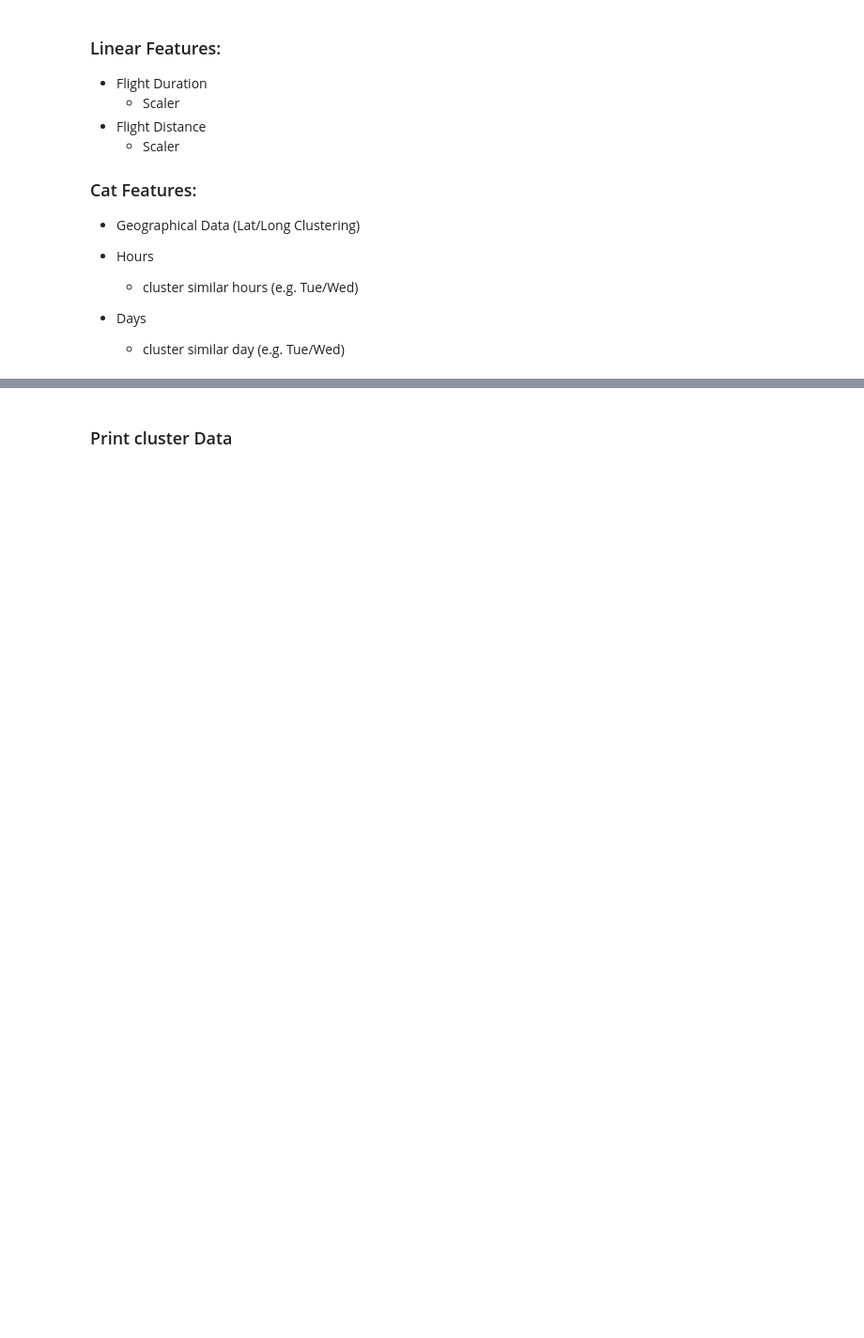
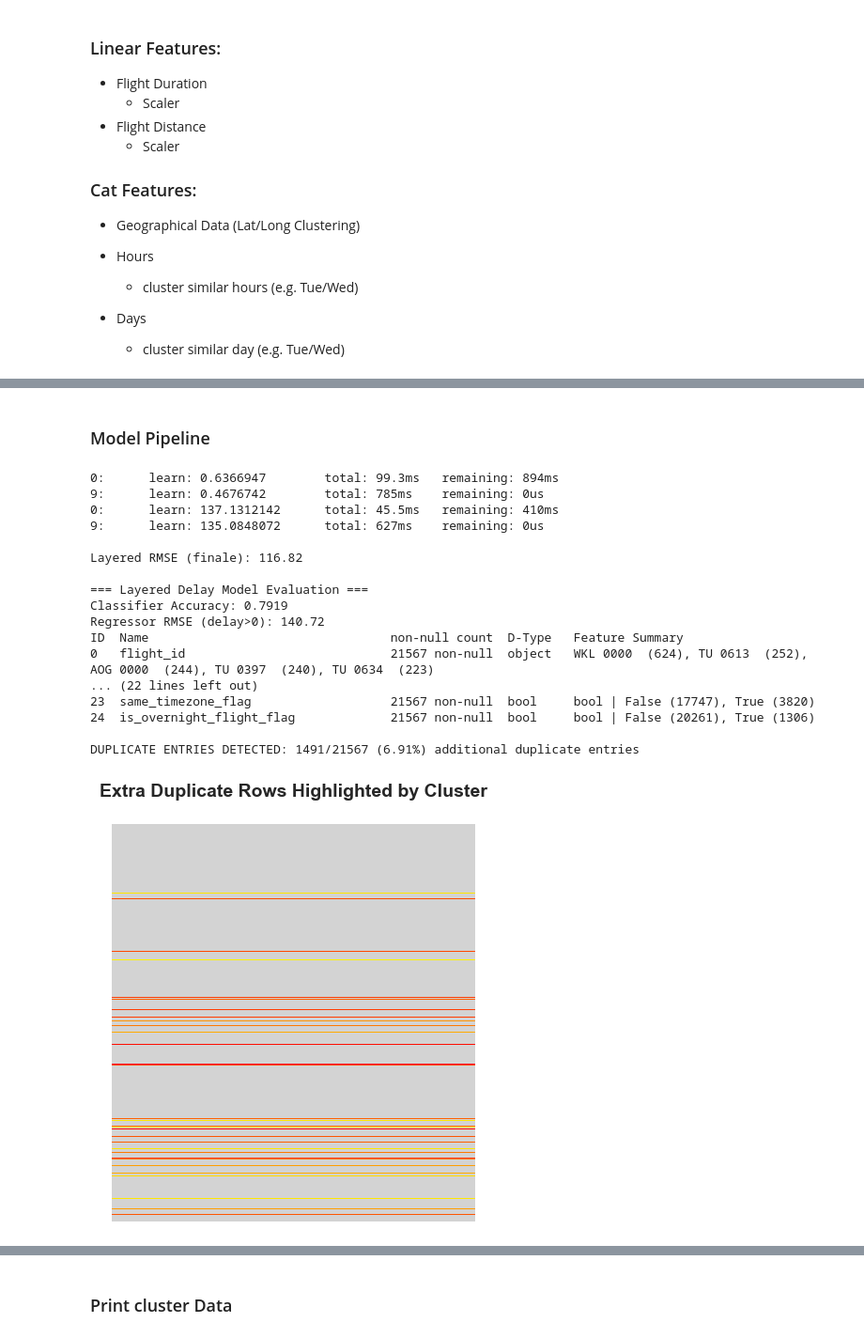
Before and after one commit to Johannes-Kutsch/flight-delay-prediction-challenge, a Jupyter notebook: Notebooks_Personal/Johannes.ipynb, the cells around one changed output, grey strips where cells are left out. Shown at 94% size. Saved outputs shown, nothing was run; the diff lists cells and outputs as text; code cells hidden in the pictures; blank space fills up the shorter version.

Commit message:
* worked on layered model

```diff
--- a/Notebooks_Personal/Johannes.ipynb
+++ b/Notebooks_Personal/Johannes.ipynb
@@ -142,8 +140,8 @@ preprocess_pipeline = Pipeline([
         "fltid": "flight_id",
         "depstn": "departure_airport",
         "arrstn": "arrival_airport",
-        "std": "sheduled_departure_time",
-        "sta": "sheduled_arrival_time",
+        "std": "scheduled_departure_time",
+        "sta": "scheduled_arrival_time",
         "ac": "aircraft_code",
         "dep_tz": "dep_timezone",
         "arr_tz": "arr_timezone",
@@ -232 +320,8 @@ baseline_pipeline_forest = Pipeline([
+# %%
+is_on_time_pipeline = Pipeline([
+    ("mark_internal_flights", RegexFlagTransformer("flight_id", r"0000$", "is_internal_flight", True)),
+    ("set_internal_flight_duration_to_0", ConditionalValueUpdater("is_internal_flight", True, "flight_duration_minutes", 0)),
+    ("is_on_time_flag_status", RegexFlagTransformer("status", r"^SCH|DEL$", "is_on_time", True)),
+    ("is_on_time_flag_internal_flights", ConditionalValueUpdater("is_internal_flight", True, "is_on_time", True)),
+])
 # %%
@@ -346,0 +368,2 @@ DUPLICATE ENTRIES DETECTED: 11355/94440 (12.02%) additional duplicate entries
+# %% [markdown]
+### Model Pipeline
@@ -346,0 +403,46 @@ DUPLICATE ENTRIES DETECTED: 11355/94440 (12.02%) additional duplicate entries
+# %%
+process_pipeline = Pipeline([
+    ("is_on_time_pipeline", is_on_time_pipeline),
+    ("time_pipeline", time_pipeline),
+    ("geographical_pipeline", geographical_pipeline),
+    #("aircraft_code_pipeline", aircraft_code_pipeline),
+    #("category_transformation", category_transformation_pipeline),
+])
+
+model_pipeline = Pipeline([
+    ("process_pipeline", process_pipeline),
+    ("model", model)
+])
+# %%
+X_train, X_test, y_train, y_test = train_test_split(df_train_preprocessed.drop('target', axis=1), df_train_preprocessed['target'], test_size=0.2)
+
+model_pipeline.fit(X_train, y_train)
+y_pred = model_pipeline.predict(X_test)
+
+print(f"\nLayered RMSE (finale): {np.sqrt(mean_squared_error(y_test, y_pred)):.2f}\n")
+
+process_pipeline.fit(X_train, y_train)
+X_test_transformed = process_pipeline.transform(X_test)
+model.evaluate(X_test_transformed, y_test)
+
+print()
+explore_features(X_test_transformed)
+# %% [output]
+0:      learn: 0.6366947        total: 99.3ms   remaining: 894ms
+9:      learn: 0.4676742        total: 785ms    remaining: 0us
+0:      learn: 137.1312142      total: 45.5ms   remaining: 410ms
+9:      learn: 135.0848072      total: 627ms    remaining: 0us
+
+Layered RMSE (finale): 116.82
+
+=== Layered Delay Model Evaluation ===
+Classifier Accuracy: 0.7919
+Regressor RMSE (delay>0): 140.72
+ID  Name                                 non-null count  D-Type   Feature Summary
+0   flight_id                            21567 non-null  object   WKL 0000  (624), TU 0613  (252), AOG 0000  (244), TU 0397  (240), TU 0634  (223)
+... (22 lines left out)
+23  same_timezone_flag                   21567 non-null  bool     bool | False (17747), True (3820)
+24  is_overnight_flight_flag             21567 non-null  bool     bool | False (20261), True (1306)
+
+DUPLICATE ENTRIES DETECTED: 1491/21567 (6.91%) additional duplicate entries
+[figure, added]
```
Also changed, not shown: parts of 15 cells of this notebook, 7 other files.
